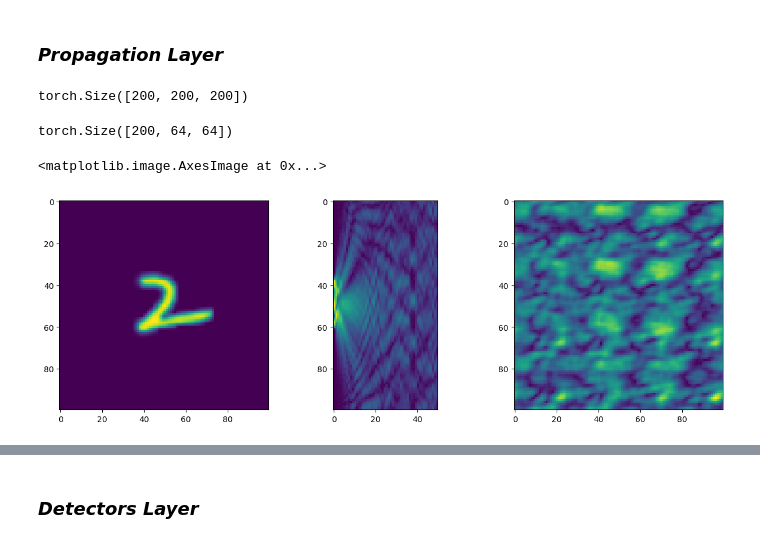
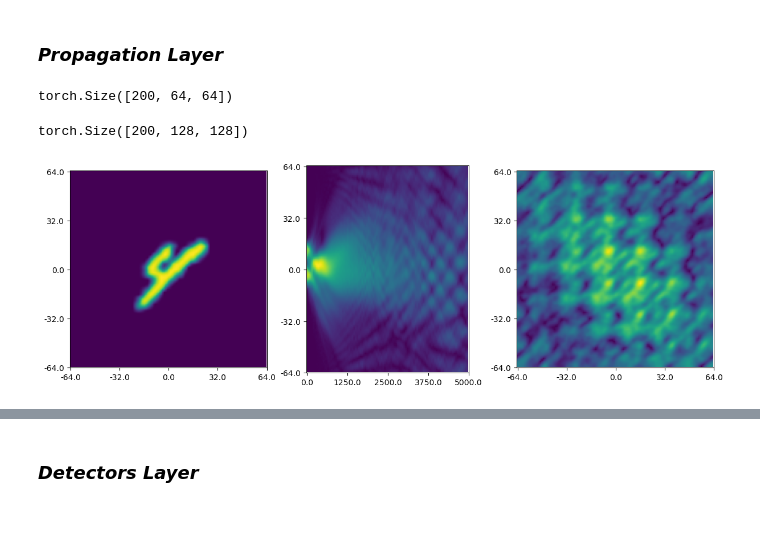
Before and after one commit to Loli-Eternally/D2NN-with-Pytorch, a Jupyter notebook: D2NN-plus.ipynb, the cells around one changed output, grey strips where cells are left out. Saved outputs shown, nothing was run; the diff lists cells and outputs as text; code cells hidden in the pictures.

```diff
--- a/D2NN-plus.ipynb
+++ b/D2NN-plus.ipynb
@@ -83,20 +95,23 @@ torch.Size([50, 64, 64])
 # %%
 class Diffractive(torch.nn.Module):
     # 模型初始化（构造实例），默认实参波长为532e-9，网格总数50，网格大小10e-6，z方向传播0.002。
-    def __init__(self, λ = 532e-9, N_mesh = 100, DISCRETIZATION_STEP = 1e-6, z_step = 1e-4):
+    def __init__(self, N_mesh):
         super(Diffractive, self).__init__() # 初始化父类
+        self.wl = 532e-9
+        self.DISCRETIZATION_STEP = 1e-6
+        self.z_step = 5e-5
 
         # 以1/d为单位频率，得到一系列频率分量[0, 1, 2, ···, N_pixels/2-1,-N_pixels/2, ···, -1]/(N_pixels*d)。
-        fx = torch.fft.fftshift(torch.fft.fftfreq(N_mesh, d = DISCRETIZATION_STEP))
-        fy = torch.fft.fftshift(torch.fft.fftfreq(N_mesh, d = DISCRETIZATION_STEP))
+        fx = torch.fft.fftshift(torch.fft.fftfreq(N_mesh, d = self.DISCRETIZATION_STEP))
+        fy = torch.fft.fftshift(torch.fft.fftfreq(N_mesh, d = self.DISCRETIZATION_STEP))
         fxx, fyy = torch.meshgrid(fx, fy) # 拉网格，每个网格坐标点为空间频率各分量。
 
-        argument = (2 * torch.pi)**2 * ((1. / λ) ** 2 - fxx ** 2 - fyy ** 2)
+        argument = (2 * torch.pi)**2 * ((1. / self.wl) ** 2 - fxx ** 2 - fyy ** 2)
 
         # 计算传播场或倏逝场的模式kz，传播场kz为实数，倏逝场kz为复数
         tmp = torch.sqrt(torch.abs(argument))
-        kz = torch.tensor(np.where(argument >= 0, tmp, 1j*tmp))
-        self.phase = torch.exp(1j * kz * z_step).to(device)
+        kz = torch.where(argument >= 0, tmp, 1j*tmp).clone().detach()
+        self.phase = torch.exp(1j * kz * self.z_step).to(device)
 
     def forward(self, E):
         # 定义单个衍射层内的前向传播
@@ -152,48 +148,45 @@ class Propagation_Layer(torch.nn.Module):
 # %%
-temp = transforms.Resize((200,200))(images_E).squeeze()
-temp.shape
+# 一个batch的图片从64*64变为128*128
+print(images_E.shape)
+Propagation_Layer()(images_E).shape
 # %% [output]
-torch.Size([200, 200, 200])
+torch.Size([200, 64, 64])
+torch.Size([200, 128, 128])
-# %%
-images_E.shape
-# %% [output]
-torch.Size([200, 64, 64])
+# %%
+# 样本首先经过一个传输层，再被送入一个相位板。
+wl = 532e-9
+N_mesh = 128
+DISCRETIZATION_STEP = 1.0e-6 # 网格大小
+z_step = 5e-5 # z方向步长
+number_of_z_steps = 100 # z方向步数
+z_max = number_of_z_steps*z_step # z坐标
 # %%
-# 样本首先经过一个传输层，再被送入一个相位板。
-wl = 532e-9
-N_mesh = 100
-DISCRETIZATION_STEP = 1.0e-6 # 网格大小
-z_step = 1e-4 # z方向步长
-number_of_z_steps = 50 # z方向步数
-z_max = number_of_z_steps*z_step # z坐标
-
 images_E = torch.sqrt(images_padded)
 
 model = Propagation_Layer().to(device)
 
 field = model(images_E)
 
 plt.rcParams["figure.figsize"] = (12, 4)
 coord_limit = (N_mesh//2)*DISCRETIZATION_STEP # 建立xy坐标系
 fig, (ax1, ax2, ax3) = plt.subplots(1, 3, layout='constrained')
 
 # input
 XY_field_in = np.abs(field[0, -1])
 ax1.imshow(XY_field_in)
-# ax1.set_xticks(np.arange(0,N_mesh+1,50), np.round(1e6*np.arange(-coord_limit, 1.1*coord_limit, 0.5*coord_limit), 3))
-# ax1.set_yticks(np.arange(0,N_mesh+1,50), np.round(1e6*np.arange(coord_limit, -1.1*coord_limit, -0.5*coord_limit), 3))
+ax1.set_xticks(np.arange(0,N_mesh+1,np.floor(N_mesh/4)), np.round(1e6*np.arange(-coord_limit, 1.1*coord_limit, 0.5*coord_limit), 3))
+ax1.set_yticks(np.arange(0,N_mesh+1,np.floor(N_mesh/4)), np.round(1e6*np.arange(coord_limit, -1.1*coord_limit, -0.5*coord_limit), 3))
 
 # yz cross-section
 YZ_field = torch.abs(field[:, -1, :, N_mesh//2]).T
 ax2.imshow(YZ_field)
-# ax2.set_xticks(np.arange(0,number_of_z_steps+1,100), np.round(1e6*np.arange(0, 1.1*z_max, 0.2*z_max), 3))
-# ax2.sharey(ax1)
+ax2.set_xticks(np.arange(0,number_of_z_steps+1,np.floor(number_of_z_steps/4)), np.round(1e6*np.arange(0, 1.1*z_max, 0.25*z_max), 3))
+ax2.sharey(ax1)
 
 # input
 XY_field_out = np.abs(field[-1, -1])
 ax3.imshow(XY_field_out)
-# ax3.sharex(ax1)
-# ax3.sharey(ax1)
+ax3.sharex(ax1)
+ax3.sharey(ax1)
 # %% [output]
-<matplotlib.image.AxesImage at 0x...>
-[figure, old version]
+[figure, new version]
```
Also changed, not shown: parts of 11 cells of this notebook.
